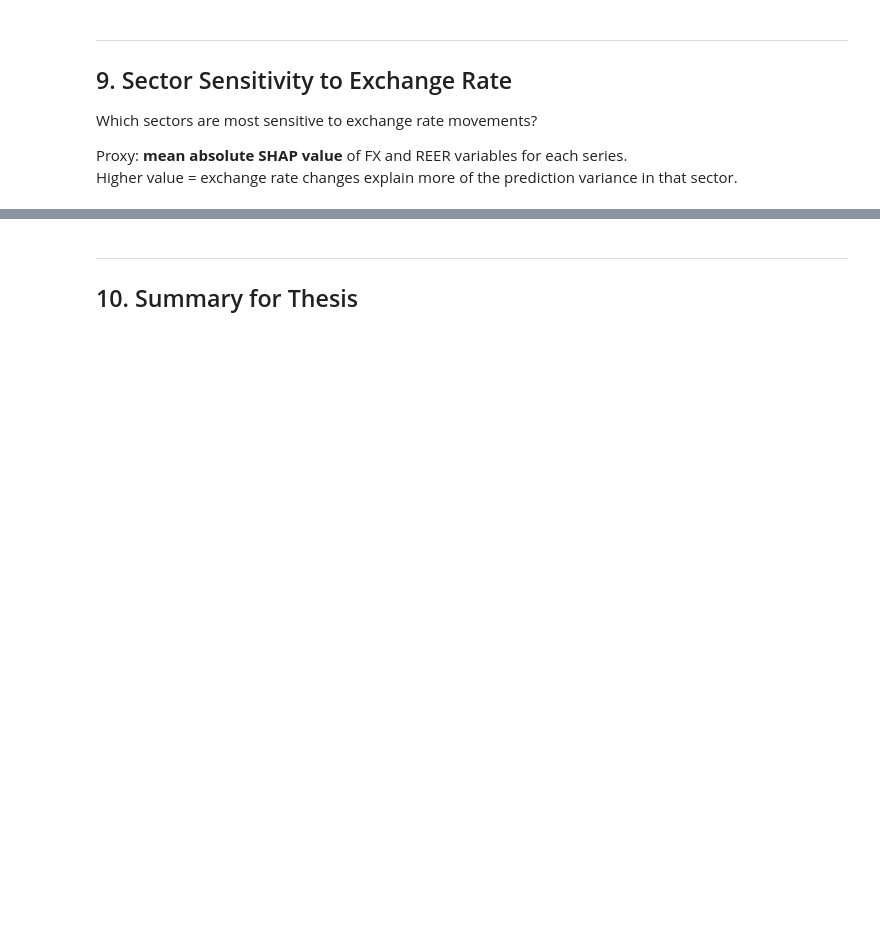
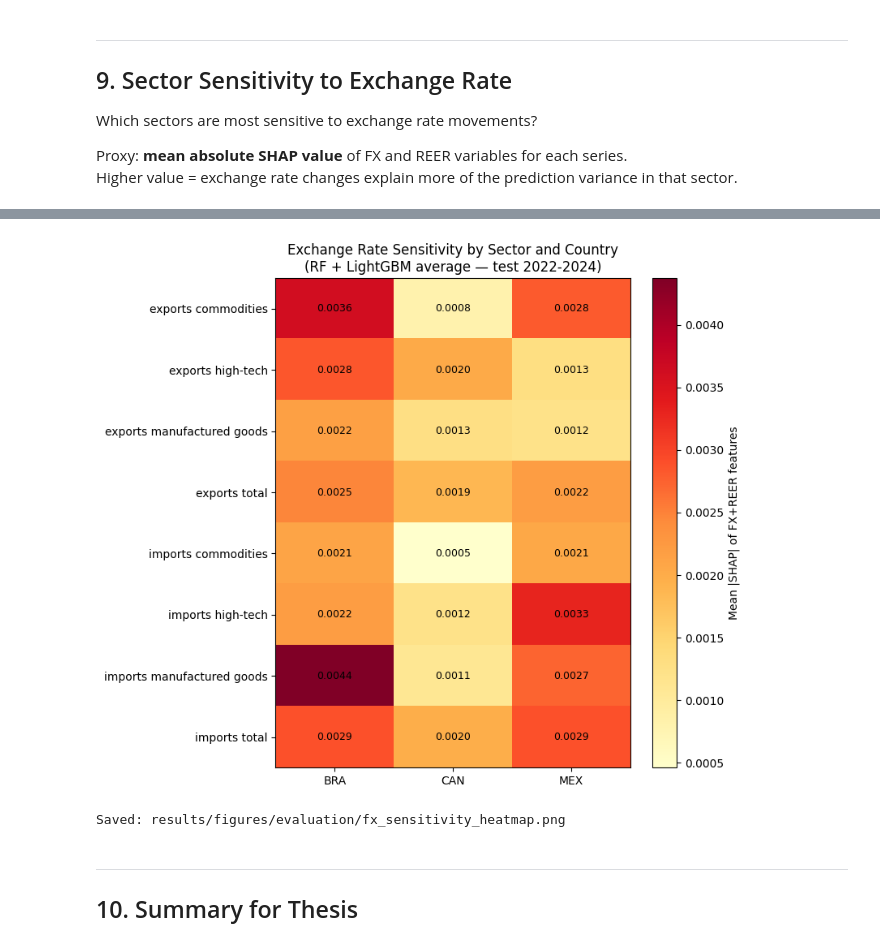
Before and after one commit to franciscorigon/ustradeforecasting, a Jupyter notebook: notebooks/05_evaluation.ipynb, the cells around one changed output, grey strips where cells are left out. Cells and saved outputs as stored; diff of their text form; code cells hidden in the pictures; blank space fills up the shorter version.

```diff
--- a/notebooks/05_evaluation.ipynb
+++ b/notebooks/05_evaluation.ipynb
@@ -757,26 +1041,29 @@ Which sectors are most sensitive to exchange rate movements?
 Proxy: **mean absolute SHAP value** of FX and REER variables for each series.
 Higher value = exchange rate changes explain more of the prediction variance in that sector.
 # %%
-# --- FX sensitivity score per series ---
+# --- FX sensitivity: average of RF and LightGBM SHAP ---
 sensitivity = []
 
 for iso in PARTNERS:
     for target in TARGETS:
-        shap_vals = shap_rf_values[(iso, target)]
-        X_test    = shap_rf_X_test[(iso, target)]
-        feat_list = list(X_test.columns)
+        feat_list = list(shap_rf_X_test[(iso, target)].columns)
+        fx_idx    = [k for k, c in enumerate(feat_list)
+                     if any(fx in c for fx in FX_COLS + REER_COLS)]
 
-        fx_idx = [i for i, c in enumerate(feat_list) if c in fx_reer_cols]
-        mean_abs_shap_fx = np.abs(shap_vals[:, fx_idx]).mean()
+        sens_rf   = float(np.abs(shap_rf_values[(iso, target)][:, fx_idx]).mean())
+        sens_lgbm = float(np.abs(shap_lgbm_values[(iso, target)][:, fx_idx]).mean())
 
         sensitivity.append({
-            'country': iso,
-            'target':  target,
-            'fx_sensitivity': round(mean_abs_shap_fx, 6),
+            'country':        iso,
+            'target':         target,
+            'fx_sens_RF':     round(sens_rf,              6),
+            'fx_sens_LGBM':   round(sens_lgbm,            6),
+            'fx_sensitivity': round((sens_rf + sens_lgbm) / 2, 6),
         })
 
 df_sens = pd.DataFrame(sensitivity).sort_values('fx_sensitivity', ascending=False)
 
 print('=== Exchange Rate Sensitivity by Series (mean |SHAP| of FX+REER variables) ===')
+print('Averaged across Random Forest and LightGBM')
 print()
 print(df_sens.to_string(index=False))
@@ -783,22 +1088,25 @@ print(df_sens.to_string(index=False))
 # %%
 # --- Heatmap: FX sensitivity by country x sector ---
 pivot = df_sens.pivot_table(values='fx_sensitivity', index='target', columns='country')
 
 fig, ax = plt.subplots(figsize=(8, 7))
 im = ax.imshow(pivot.values, cmap='YlOrRd', aspect='auto')
 plt.colorbar(im, ax=ax, label='Mean |SHAP| of FX+REER features')
 ax.set_xticks(range(len(pivot.columns)))
 ax.set_xticklabels(pivot.columns)
 ax.set_yticks(range(len(pivot.index)))
 ax.set_yticklabels([t.replace('_', ' ') for t in pivot.index])
-ax.set_title('Exchange Rate Sensitivity by Sector and Country\n(Random Forest — test 2022-2024)', fontsize=12)
+ax.set_title('Exchange Rate Sensitivity by Sector and Country\n(RF + LightGBM average — test 2022-2024)', fontsize=12)
 for i in range(len(pivot.index)):
     for j in range(len(pivot.columns)):
         ax.text(j, i, f'{pivot.values[i,j]:.4f}', ha='center', va='center', fontsize=9)
 plt.tight_layout()
 plt.savefig(FIGS / 'fx_sensitivity_heatmap.png', dpi=150, bbox_inches='tight')
 plt.show()
 print('Saved: results/figures/evaluation/fx_sensitivity_heatmap.png')
+# %% [output]
+[figure, added]
+Saved: results/figures/evaluation/fx_sensitivity_heatmap.png
 # %% [markdown]
 ---
 ## 10. Summary for Thesis
```
Also changed, not shown: parts of 25 cells of this notebook, 10 other files.
